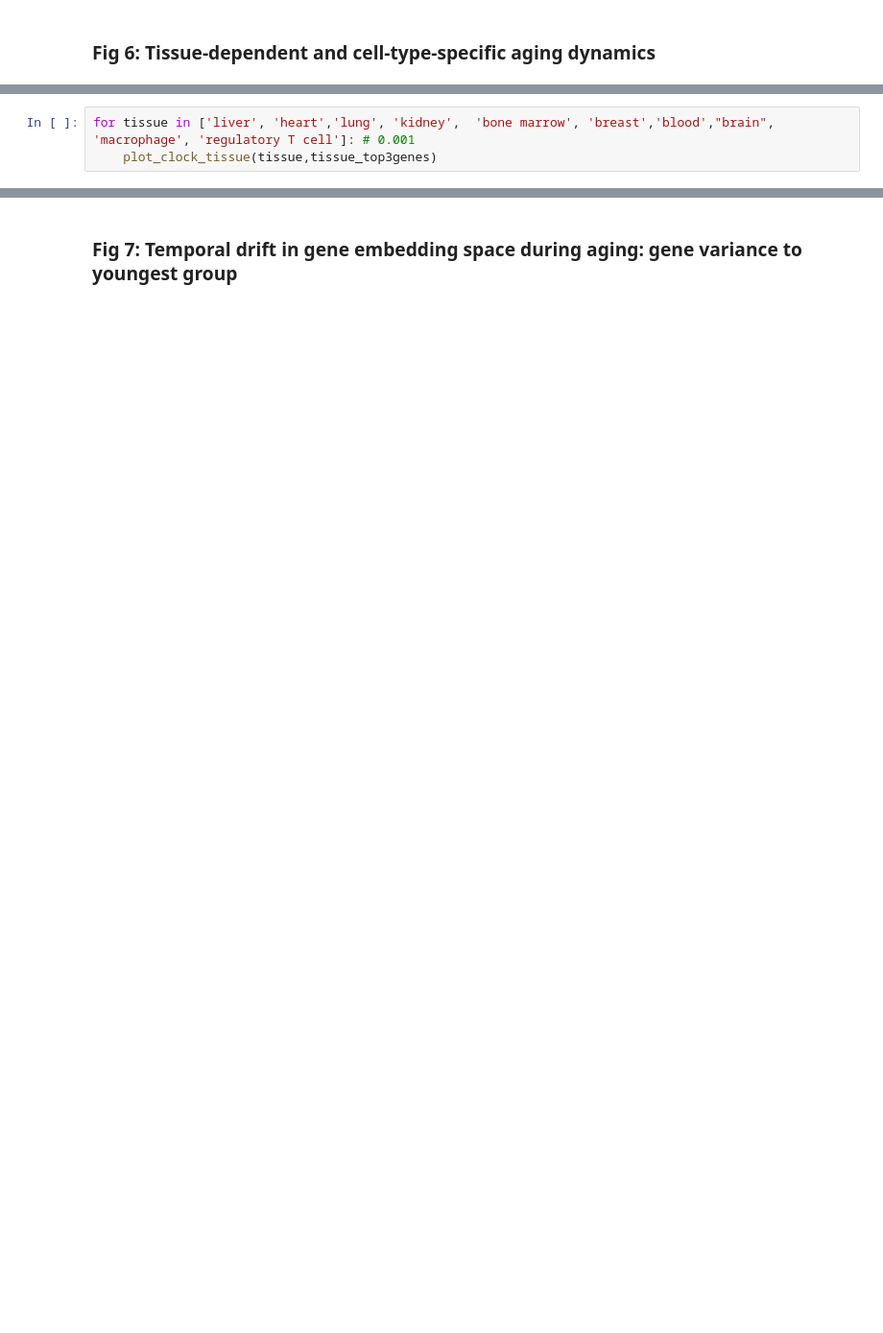
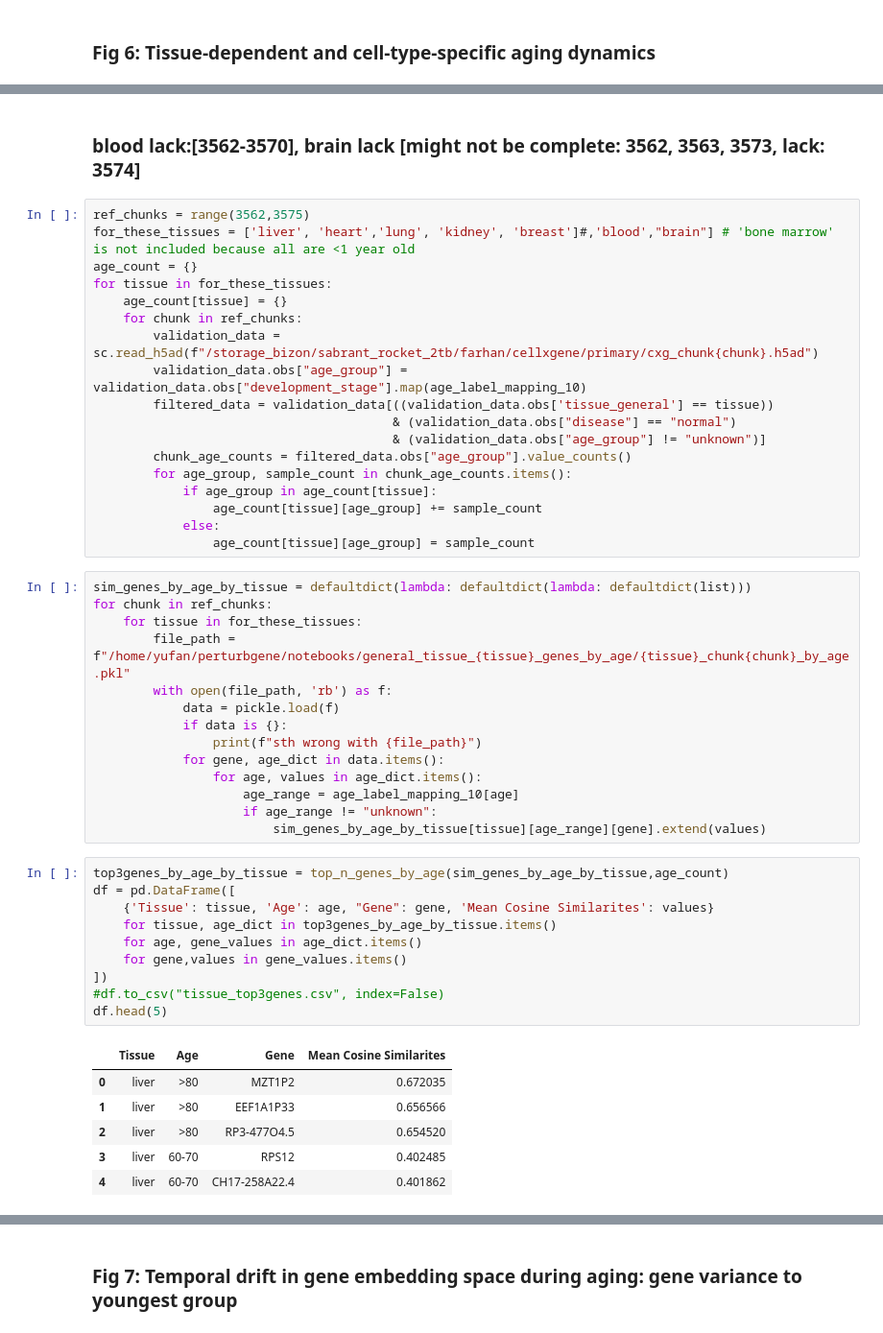
Before and after one commit to YufanXia999/PerturbGene, a Jupyter notebook: notebooks/final_plots.ipynb, the cells around one changed output, grey strips where cells are left out. Shown at 96% size. Saved outputs shown, nothing was run; the diff lists cells and outputs as text; blank space fills up the shorter version.

```diff
--- a/notebooks/final_plots.ipynb
+++ b/notebooks/final_plots.ipynb
@@ -539,3 +354,0 @@ def plot_clock_tissue(tissue,tissue_gene_dict=tissue_top3genes, save_svg=False):
-# %%
-for tissue in ['liver', 'heart','lung', 'kidney',  'bone marrow', 'breast','blood',"brain", 'macrophage', 'regulatory T cell']: # 0.001
-    plot_clock_tissue(tissue,tissue_top3genes)
@@ -552,0 +355,51 @@ for tissue in ['liver', 'heart','lung', 'kidney',  'bone marrow', 'breast','bloo
+# %% [markdown]
+### blood lack:[3562-3570], brain lack [might not be complete: 3562, 3563, 3573, lack: 3574]
+# %%
+ref_chunks = range(3562,3575)
+for_these_tissues = ['liver', 'heart','lung', 'kidney', 'breast']#,'blood',"brain"] # 'bone marrow' is not included because all are <1 year old
+age_count = {}
+for tissue in for_these_tissues:
+    age_count[tissue] = {}
+    for chunk in ref_chunks:
+        validation_data = sc.read_h5ad(f"/storage_bizon/sabrant_rocket_2tb/farhan/cellxgene/primary/cxg_chunk{chunk}.h5ad")
+        validation_data.obs["age_group"] = validation_data.obs["development_stage"].map(age_label_mapping_10)
+        filtered_data = validation_data[((validation_data.obs['tissue_general'] == tissue))
+                                        & (validation_data.obs["disease"] == "normal")
+                                        & (validation_data.obs["age_group"] != "unknown")]
+        chunk_age_counts = filtered_data.obs["age_group"].value_counts()
+        for age_group, sample_count in chunk_age_counts.items():
+            if age_group in age_count[tissue]:
+                age_count[tissue][age_group] += sample_count
+            else:
+                age_count[tissue][age_group] = sample_count
+# %%
+sim_genes_by_age_by_tissue = defaultdict(lambda: defaultdict(lambda: defaultdict(list)))
+for chunk in ref_chunks:
+    for tissue in for_these_tissues:
+        file_path = f"/home/yufan/perturbgene/notebooks/general_tissue_{tissue}_genes_by_age/{tissue}_chunk{chunk}_by_age.pkl"
+        with open(file_path, 'rb') as f:
+            data = pickle.load(f)
+            if data is {}:
+                print(f"sth wrong with {file_path}")
+            for gene, age_dict in data.items():
+                for age, values in age_dict.items():
+                    age_range = age_label_mapping_10[age]
+                    if age_range != "unknown":
+                        sim_genes_by_age_by_tissue[tissue][age_range][gene].extend(values)
+# %%
+top3genes_by_age_by_tissue = top_n_genes_by_age(sim_genes_by_age_by_tissue,age_count)
+df = pd.DataFrame([
+    {'Tissue': tissue, 'Age': age, "Gene": gene, 'Mean Cosine Similarites': values}
+    for tissue, age_dict in top3genes_by_age_by_tissue.items()
+    for age, gene_values in age_dict.items()
+    for gene,values in gene_values.items()
+])
+#df.to_csv("tissue_top3genes.csv", index=False)
+df.head(5)
+# %% [output]
+|  | Tissue | Age | Gene | Mean Cosine Similarites |
+| 0 | liver | >80 | MZT1P2 | 0.672035 |
+| 1 | liver | >80 | EEF1A1P33 | 0.656566 |
+| 2 | liver | >80 | RP3-477O4.5 | 0.654520 |
+| 3 | liver | 60-70 | RPS12 | 0.402485 |
+| 4 | liver | 60-70 | CH17-258A22.4 | 0.401862 |
```
Also changed, not shown: parts of 37 cells of this notebook, 1 other file.
